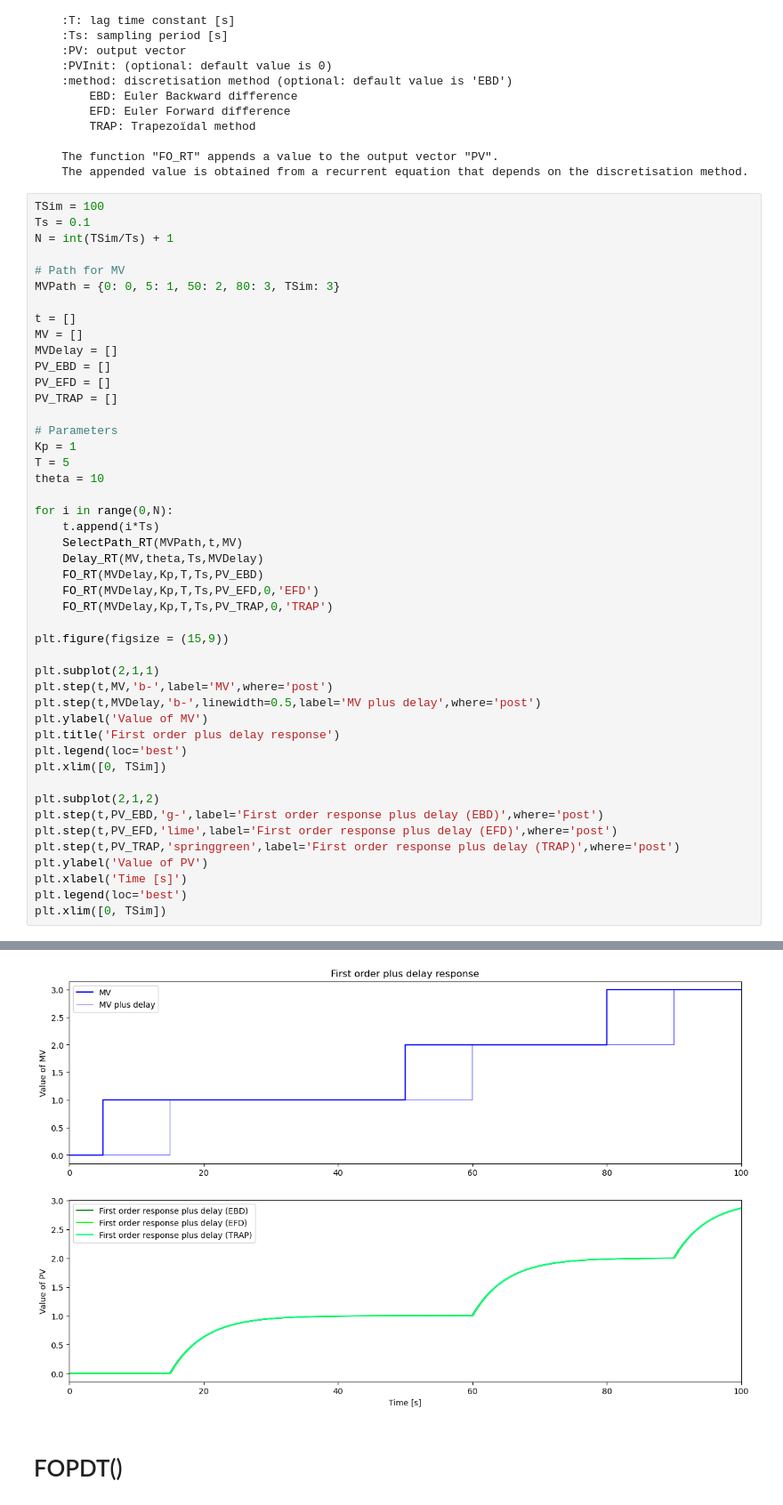
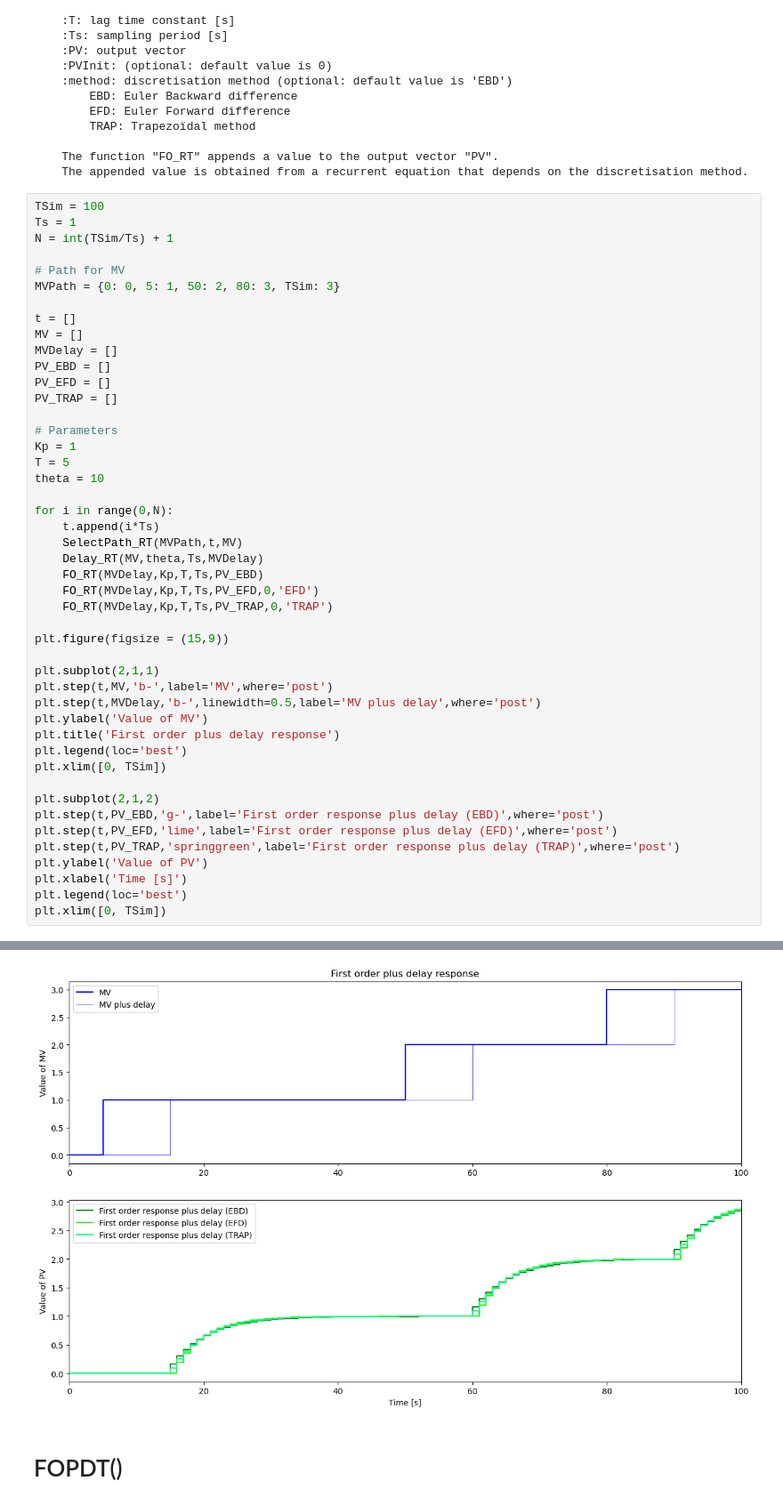
Before and after one commit to ayoub23218/Control-Tclab, a Jupyter notebook: package_DBR.ipynb, the cells around one changed output, grey strips where cells are left out. Shown at 89% size. Saved outputs shown, nothing was run; the diff lists cells and outputs as text.

```diff
--- a/package_DBR.ipynb
+++ b/package_DBR.ipynb
@@ -152,7 +152,7 @@ FO_RT(MV, Kp, T, Ts, PV, PVInit=0, method='EBD')
     The appended value is obtained from a recurrent equation that depends on the discretisation method.
 # %%
 TSim = 100
-Ts = 0.1
+Ts = 1
 N = int(TSim/Ts) + 1
 
 # Path for MV
@@ -171,34 +171,34 @@ T = 5
 theta = 10
 
 for i in range(0,N):
     t.append(i*Ts)
     SelectPath_RT(MVPath,t,MV)
     Delay_RT(MV,theta,Ts,MVDelay)
     FO_RT(MVDelay,Kp,T,Ts,PV_EBD)
     FO_RT(MVDelay,Kp,T,Ts,PV_EFD,0,'EFD')
     FO_RT(MVDelay,Kp,T,Ts,PV_TRAP,0,'TRAP')
 
 plt.figure(figsize = (15,9))
 
 plt.subplot(2,1,1)
 plt.step(t,MV,'b-',label='MV',where='post')
 plt.step(t,MVDelay,'b-',linewidth=0.5,label='MV plus delay',where='post')
 plt.ylabel('Value of MV')
 plt.title('First order plus delay response')
 plt.legend(loc='best')
 plt.xlim([0, TSim])
 
 plt.subplot(2,1,2)
 plt.step(t,PV_EBD,'g-',label='First order response plus delay (EBD)',where='post')
 plt.step(t,PV_EFD,'lime',label='First order response plus delay (EFD)',where='post')
 plt.step(t,PV_TRAP,'springgreen',label='First order response plus delay (TRAP)',where='post')
 plt.ylabel('Value of PV')
 plt.xlabel('Time [s]')
 plt.legend(loc='best')
 plt.xlim([0, TSim])
 # %% [output]
 (0.0, 100.0)
-[figure, old version]
+[figure, new version]
 # %% [markdown]
 # FOPDT()
 # %%
```
Also changed, not shown: parts of 3 cells of this notebook, 4 other files.
